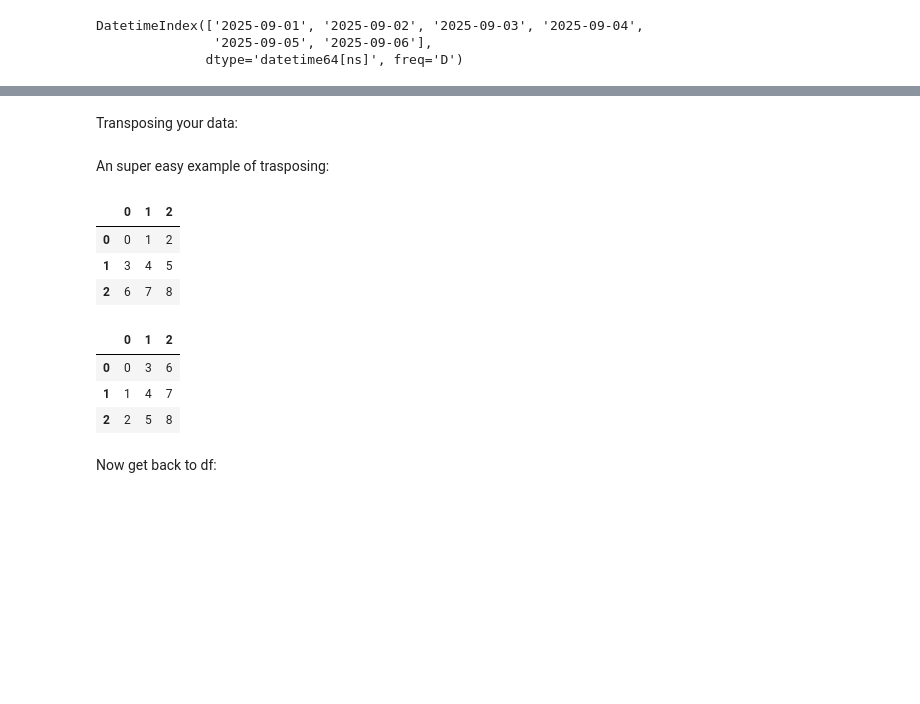
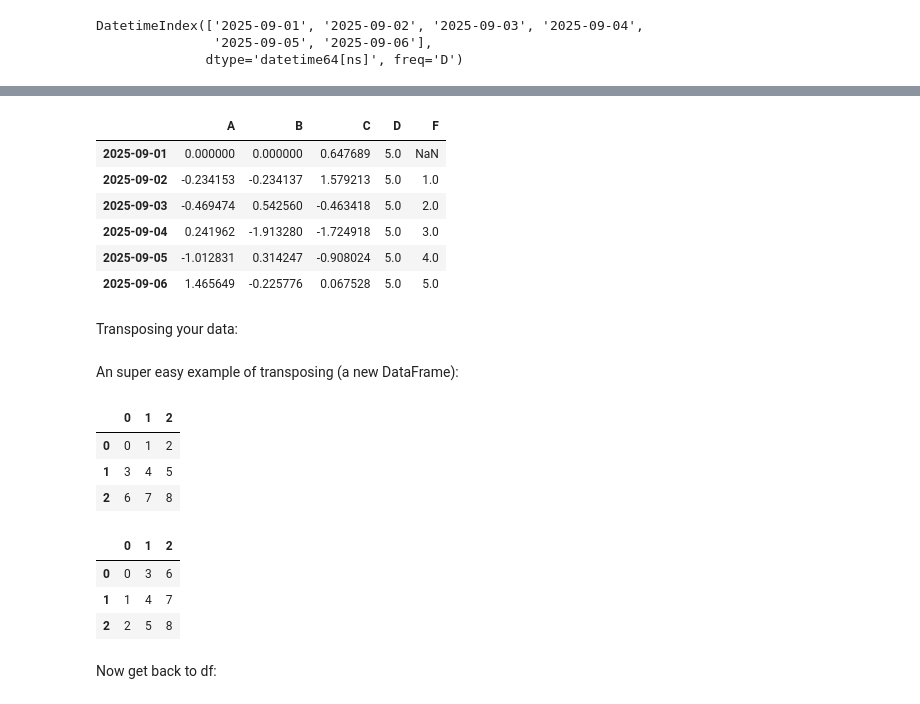
Before and after one commit to tychen742/thinkdsm, a Jupyter notebook: chapters/05-pandas/07-pandas-in-10-minutes.ipynb, the cells around one changed output, grey strips where cells are left out. Drawn from its saved outputs; the diff is of its cells as text; code cells hidden in the pictures; blank space fills up the shorter version.

```diff
--- a/chapters/05-pandas/07-pandas-in-10-minutes.ipynb
+++ b/chapters/05-pandas/07-pandas-in-10-minutes.ipynb
@@ -238,5 +256,17 @@ array([[ 2.70684984,  0.62813271,  0.90796945,  0.50382575],
+# %%
+### A DataFrame looks much better than a NumPy array
+
+df
+# %% [output]
+|  | A | B | C | D | F |
+| 2025-09-01 | 0.000000 | 0.000000 | 0.647689 | 5.0 | NaN |
+| 2025-09-02 | -0.234153 | -0.234137 | 1.579213 | 5.0 | 1.0 |
+| 2025-09-03 | -0.469474 | 0.542560 | -0.463418 | 5.0 | 2.0 |
+| 2025-09-04 | 0.241962 | -1.913280 | -1.724918 | 5.0 | 3.0 |
+| 2025-09-05 | -1.012831 | 0.314247 | -0.908024 | 5.0 | 4.0 |
+| 2025-09-06 | 1.465649 | -0.225776 | 0.067528 | 5.0 | 5.0 |
 # %% [markdown]
 Transposing your data:
 # %% [markdown]
-An super easy example of trasposing:
+An super easy example of transposing (a new DataFrame):
 # %%
@@ -249,13 +279,15 @@ df3
 | 0 | 0 | 1 | 2 |
 | 1 | 3 | 4 | 5 |
 | 2 | 6 | 7 | 8 |
-# %%
-df3.T
-# %% [output]
-|  | 0 | 1 | 2 |
-| 0 | 0 | 3 | 6 |
-| 1 | 1 | 4 | 7 |
-| 2 | 2 | 5 | 8 |
+# %%
+df3.T
+
+### what if it doesn't always turn 90 degrees? ====> graphics
+# %% [output]
+|  | 0 | 1 | 2 |
+| 0 | 0 | 3 | 6 |
+| 1 | 1 | 4 | 7 |
+| 2 | 2 | 5 | 8 |
 # %% [markdown]
 Now get back to df:
 # %%
```
Also changed, not shown: parts of 63 cells of this notebook.
